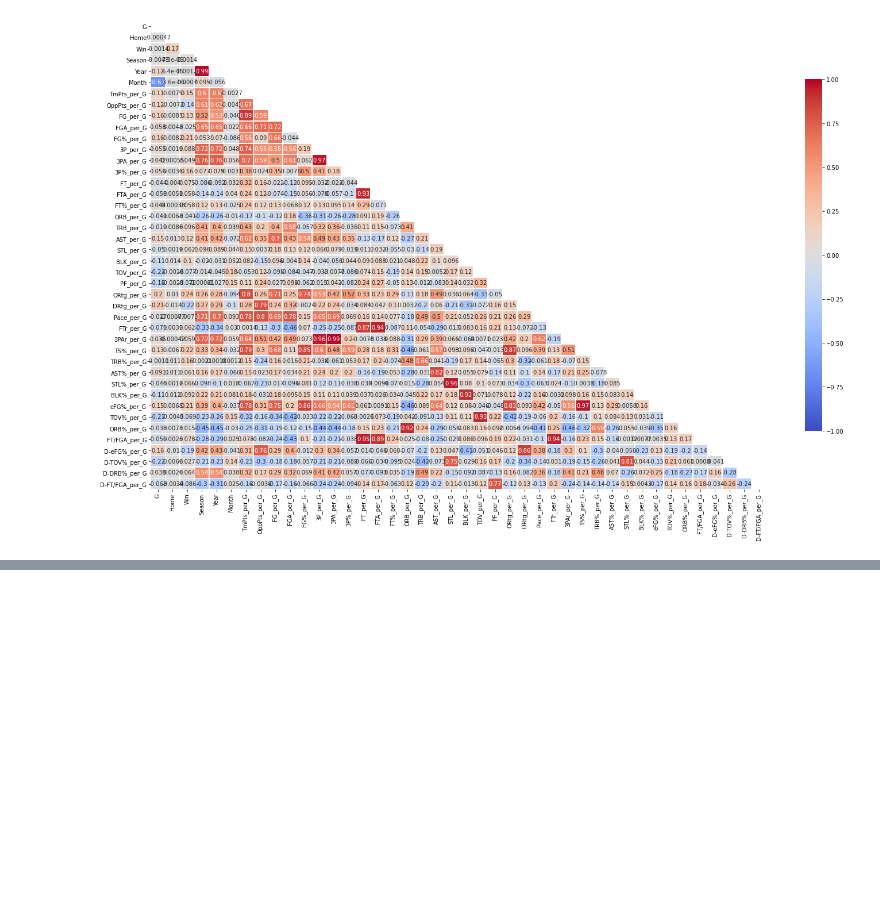
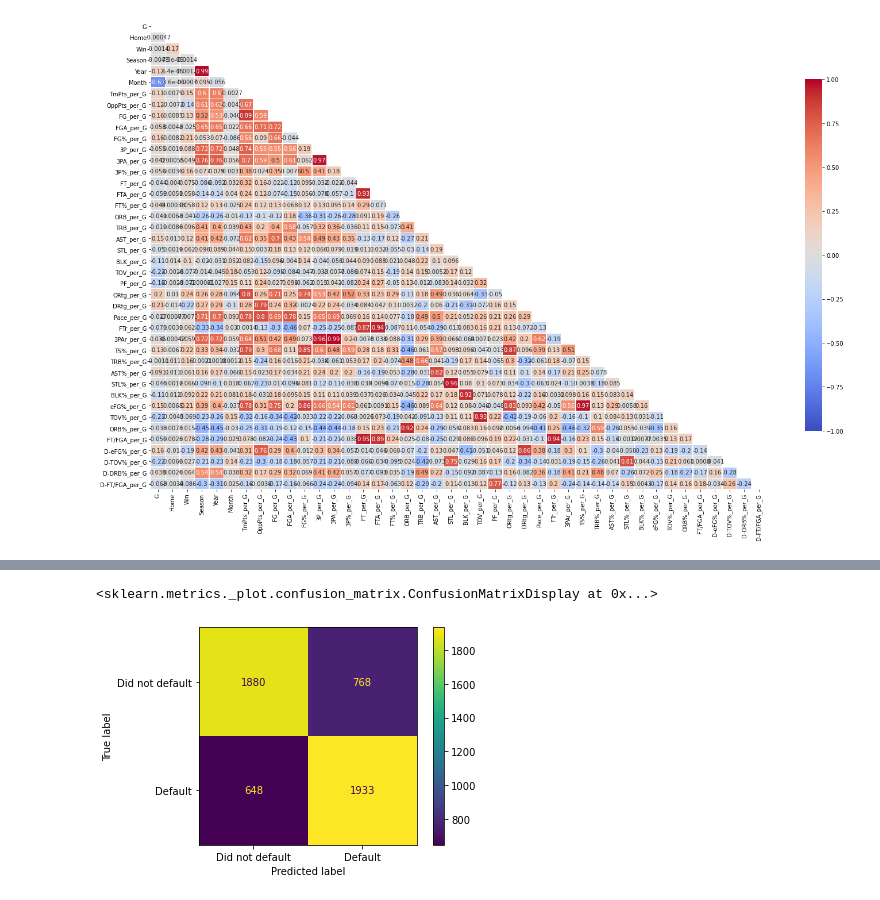
Before and after one commit to MartinReyesDS/NBA_Predict_Project, a Jupyter notebook: EDA.ipynb, the cells around one changed output, grey strips where cells are left out. Cells and saved outputs as stored; diff of their text form; code cells hidden in the pictures; blank space fills up the shorter version.

```diff
--- a/EDA.ipynb
+++ b/EDA.ipynb
@@ -50,0 +62,37 @@ ax = sns.heatmap(df.corr(), mask=mask, cmap='coolwarm',
+# %%
+X = df.drop(list(df.columns[:2])+list(df.columns[3:9]), axis=1).copy()
+y = df['Win'].copy().squeeze()
+# %%
+X_train, X_test, y_train, y_test = train_test_split(X, y, test_size=0.20, random_state=1)
+# %%
+start_time = time.time()
+
+classifiers = {
+    'Logistic Regression' : LogisticRegression(random_state=1, max_iter=200),
+    'Decision Tree' : DecisionTreeClassifier(random_state=1),
+    'Random Forest' : RandomForestClassifier(random_state=1),
+    'K-Nearest Neighbors' : KNeighborsClassifier(),
+    'Support Vector Machine' : SVC(random_state=1),
+    'XGBoost' : XGBClassifier(random_state=1)
+}
+blm_results = pd.DataFrame(columns= ['Train_accuracy', 'Test_accuracy', 'F1_score',
+                                'False_Negative', 'True_Positive'])
+for clf_name, clf in classifiers.items():
+    clf.fit(X_train, y_train)
+    train_pred = clf.predict(X_train)
+    y_pred = clf.predict(X_test)
+
+    # get accuracy, f1 score
+    train_acc = accuracy_score(y_train, train_pred) * 100
+    test_acc = accuracy_score(y_test, y_pred) * 100
+    f1 = f1_score(y_test, y_pred)
+
+    cm = confusion_matrix(y_test, y_pred)
+    FN = cm[1][0]
+    TP = cm[1][1]
+
+    # add measurements to datafram
+    blm_results.loc[clf_name] = [round(train_acc, 2), round(test_acc, 2),
+                        round(f1, 2), round(FN, 0), round(TP, 0)]
+
+print("Time to execute", time.time() - start_time)
@@ -50,0 +127,7 @@ ax = sns.heatmap(df.corr(), mask=mask, cmap='coolwarm',
+# %%
+clf_svm = SVC(random_state=1)
+clf_svm.fit(X_train, y_train)
+plot_confusion_matrix(clf_svm, X_test, y_test, values_format='d', display_labels=['Did not default','Default'])
+# %% [output]
+<sklearn.metrics._plot.confusion_matrix.ConfusionMatrixDisplay at 0x...>
+[figure, added]
```
Also changed, not shown: parts of 7 cells of this notebook, 1 other file.
